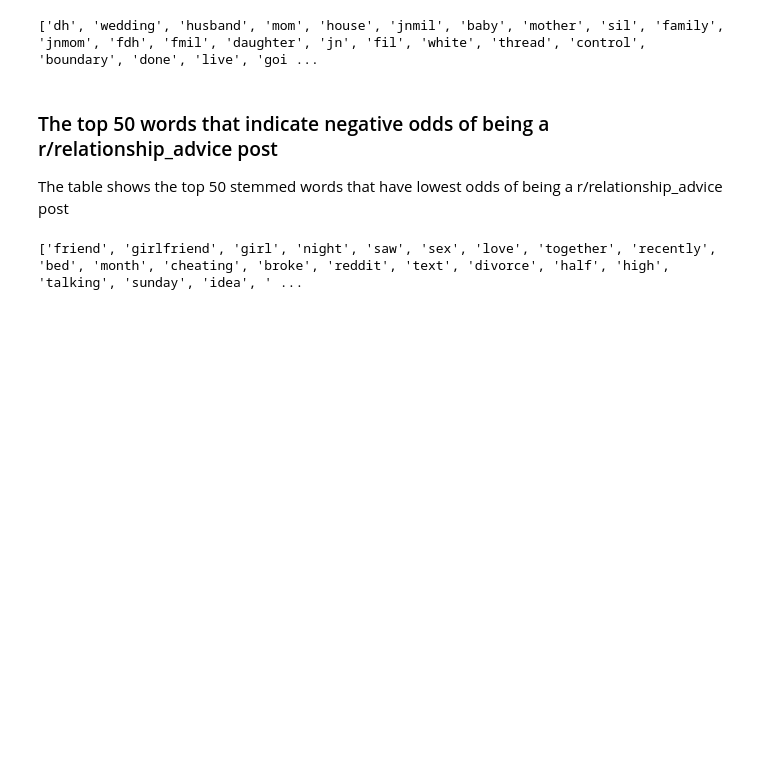
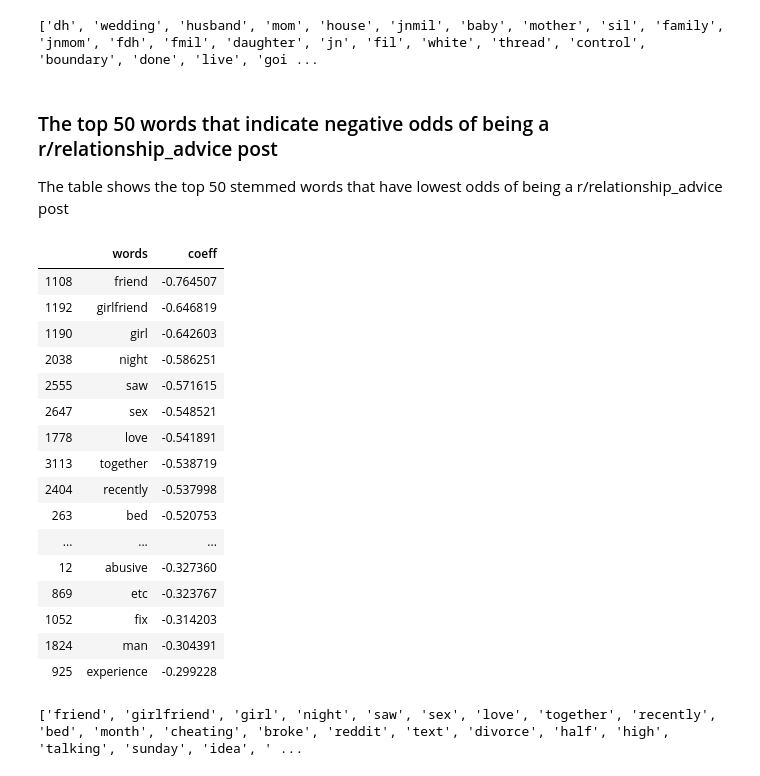
Before and after one commit to mieulium/Project3, a Jupyter notebook: code/Project 3 - Michelle Ng Notebook 2.ipynb, the cells around one changed output. Saved outputs shown, nothing was run; the diff lists cells and outputs as text; code cells hidden in the pictures; blank space fills up the shorter version.

```diff
--- a/code/Project 3 - Michelle Ng Notebook 2.ipynb
+++ b/code/Project 3 - Michelle Ng Notebook 2.ipynb
@@ -432,7 +452,25 @@ print(jnmlrwords)
 The table shows the top 50 stemmed words that have lowest odds of being a r/relationship_advice post
 # %%
 #top 50 words that indicate positive relationship to being a r/relationships post
-rshipswords = [x for x in colcoefc.sort_values(by = 'coeff', ascending = True).head(50)['words']]
+colcoefc.sort_values(by = 'coeff', ascending = True).head(50)
+# %% [output]
+|  | words | coeff |
+| 1108 | friend | -0.764507 |
+| 1192 | girlfriend | -0.646819 |
+| 1190 | girl | -0.642603 |
+| 2038 | night | -0.586251 |
+| 2555 | saw | -0.571615 |
+| 2647 | sex | -0.548521 |
+| 1778 | love | -0.541891 |
+| 3113 | together | -0.538719 |
+| 2404 | recently | -0.537998 |
+| 263 | bed | -0.520753 |
+| ... | ... | ... |
+| 12 | abusive | -0.327360 |
+| 869 | etc | -0.323767 |
+| 1052 | fix | -0.314203 |
+| 1824 | man | -0.304391 |
+| 925 | experience | -0.299228 |
 # %%
 print(rshipswords)
 # %% [output]
```
Also changed, not shown: parts of 1 cell of this notebook.
